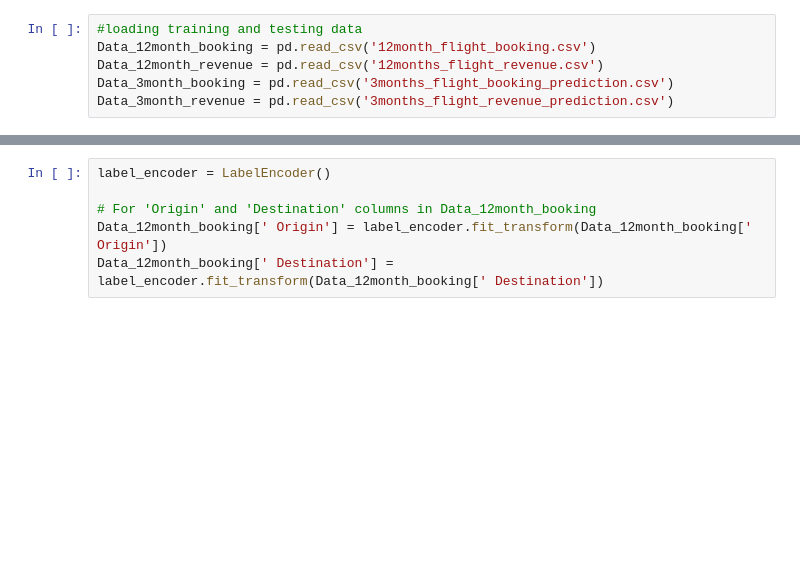
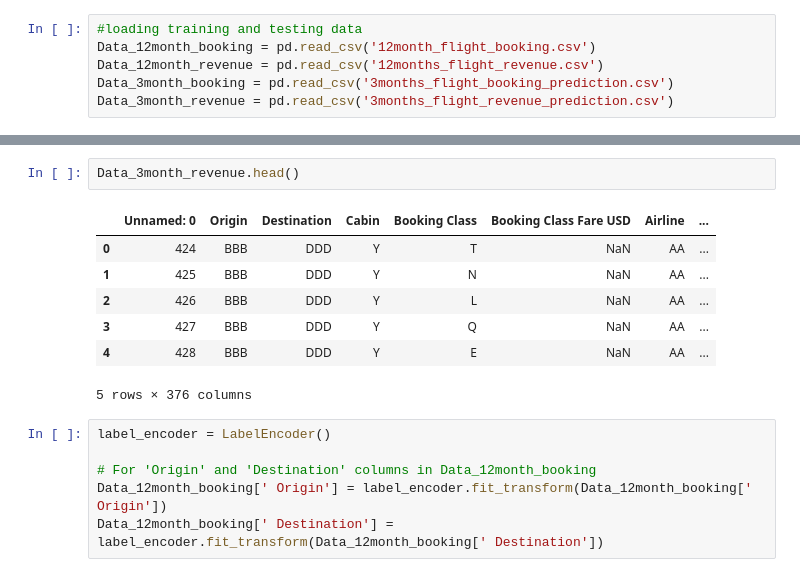
Before and after one commit to FaizalJnu/APRM, a Jupyter notebook: Faiz_ntbk.ipynb, the cells around one changed output, grey strips where cells are left out. Saved outputs shown, nothing was run; the diff lists cells and outputs as text; blank space fills up the shorter version.

```diff
--- a/Faiz_ntbk.ipynb
+++ b/Faiz_ntbk.ipynb
@@ -51,3 +18,13 @@ Data_12month_booking.drop('Airline', axis=1)
+# %%
+Data_3month_revenue.head()
+# %% [output]
+|  | Unnamed: 0 | Origin | Destination | Cabin | Booking Class | Booking Class Fare USD | Airline | ... |
+| 0 | 424 | BBB | DDD | Y | T | NaN | AA | ... |
+| 1 | 425 | BBB | DDD | Y | N | NaN | AA | ... |
+| 2 | 426 | BBB | DDD | Y | L | NaN | AA | ... |
+| 3 | 427 | BBB | DDD | Y | Q | NaN | AA | ... |
+| 4 | 428 | BBB | DDD | Y | E | NaN | AA | ... |
+5 rows × 376 columns
 # %%
 label_encoder = LabelEncoder()
 
```
Also changed, not shown: parts of 26 cells of this notebook, 1 other file.
